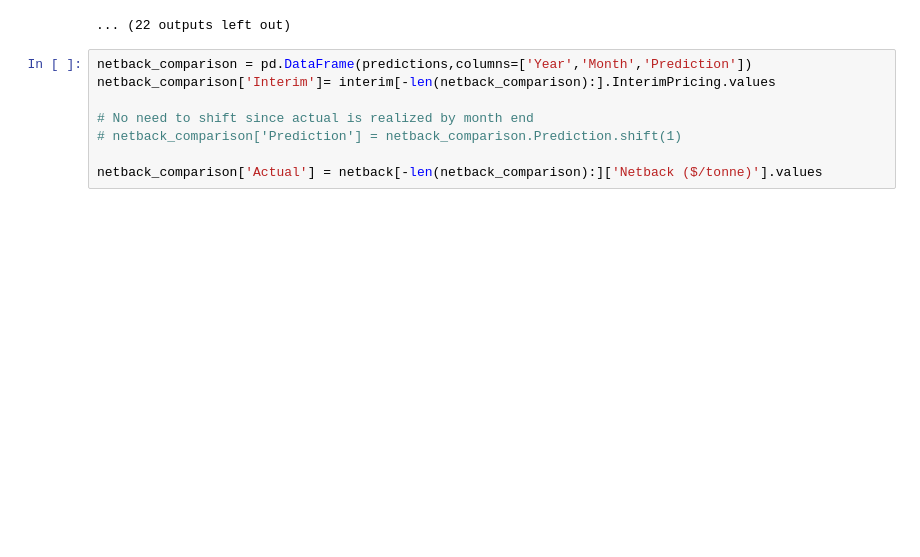
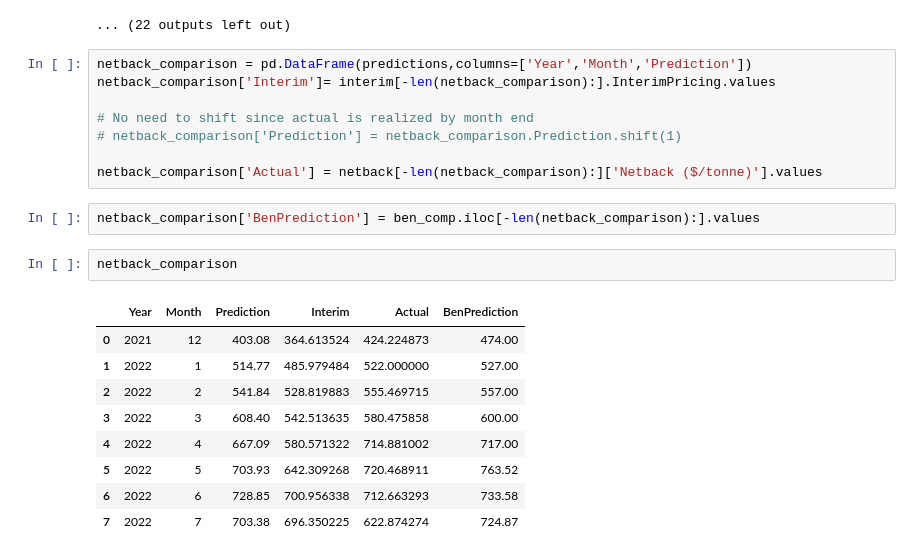
Before and after one commit to ali-meesam/Canpotex, a Jupyter notebook: Data Pipeline.ipynb, the cells around one changed output. Drawn from its saved outputs; the diff is of its cells as text; blank space fills up the shorter version.

```diff
--- a/Data Pipeline.ipynb
+++ b/Data Pipeline.ipynb
@@ -258,4 +224,18 @@ netback_comparison['Interim']= interim[-len(netback_comparison):].InterimPricing
 # netback_comparison['Prediction'] = netback_comparison.Prediction.shift(1)
 
 netback_comparison['Actual'] = netback[-len(netback_comparison):]['Netback ($/tonne)'].values
+# %%
+netback_comparison['BenPrediction'] = ben_comp.iloc[-len(netback_comparison):].values
+# %%
+netback_comparison
+# %% [output]
+|  | Year | Month | Prediction | Interim | Actual | BenPrediction |
+| 0 | 2021 | 12 | 403.08 | 364.613524 | 424.224873 | 474.00 |
+| 1 | 2022 | 1 | 514.77 | 485.979484 | 522.000000 | 527.00 |
+| 2 | 2022 | 2 | 541.84 | 528.819883 | 555.469715 | 557.00 |
+| 3 | 2022 | 3 | 608.40 | 542.513635 | 580.475858 | 600.00 |
+| 4 | 2022 | 4 | 667.09 | 580.571322 | 714.881002 | 717.00 |
+| 5 | 2022 | 5 | 703.93 | 642.309268 | 720.468911 | 763.52 |
+| 6 | 2022 | 6 | 728.85 | 700.956338 | 712.663293 | 733.58 |
+| 7 | 2022 | 7 | 703.38 | 696.350225 | 622.874274 | 724.87 |
 # %%
```
Also changed, not shown: parts of 9 cells of this notebook.
